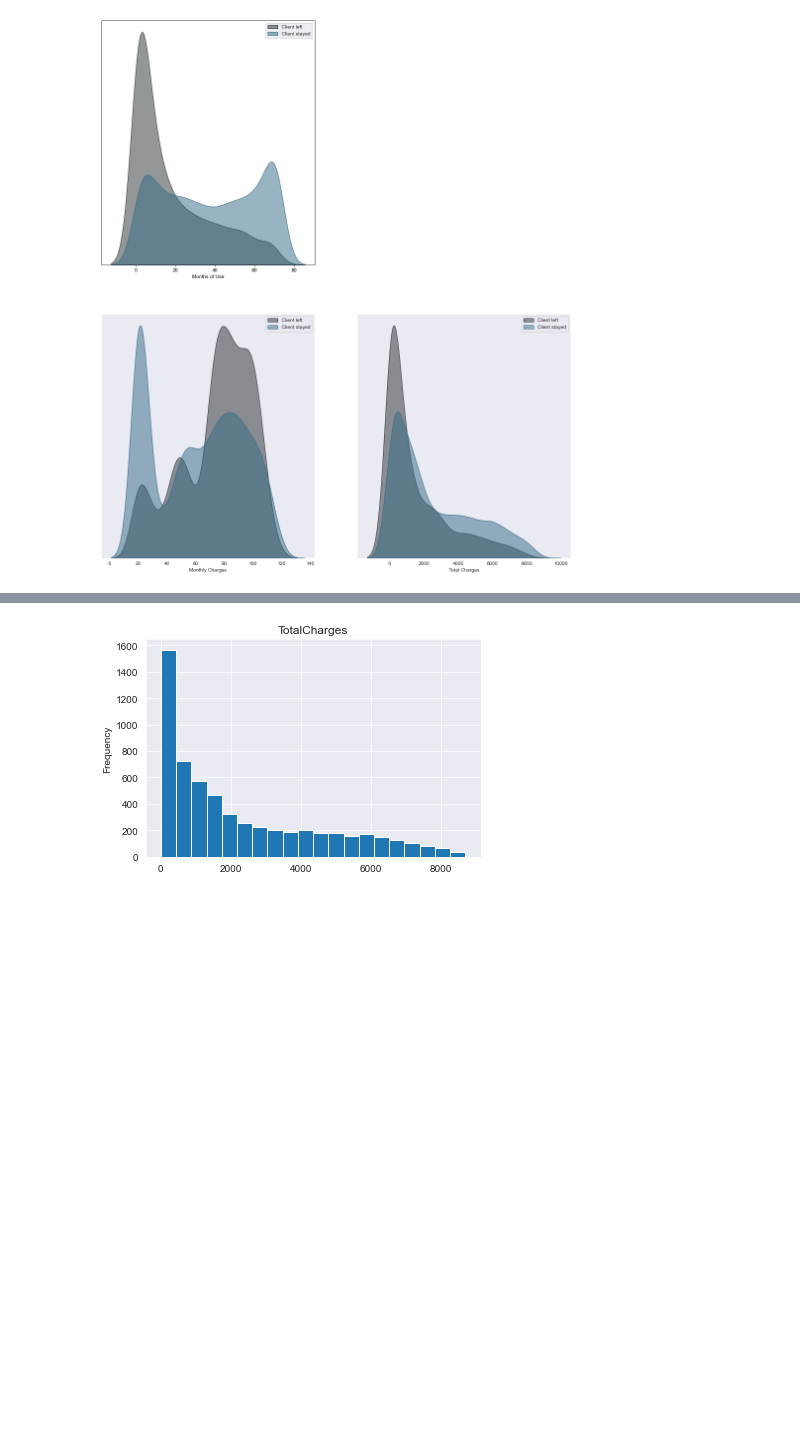
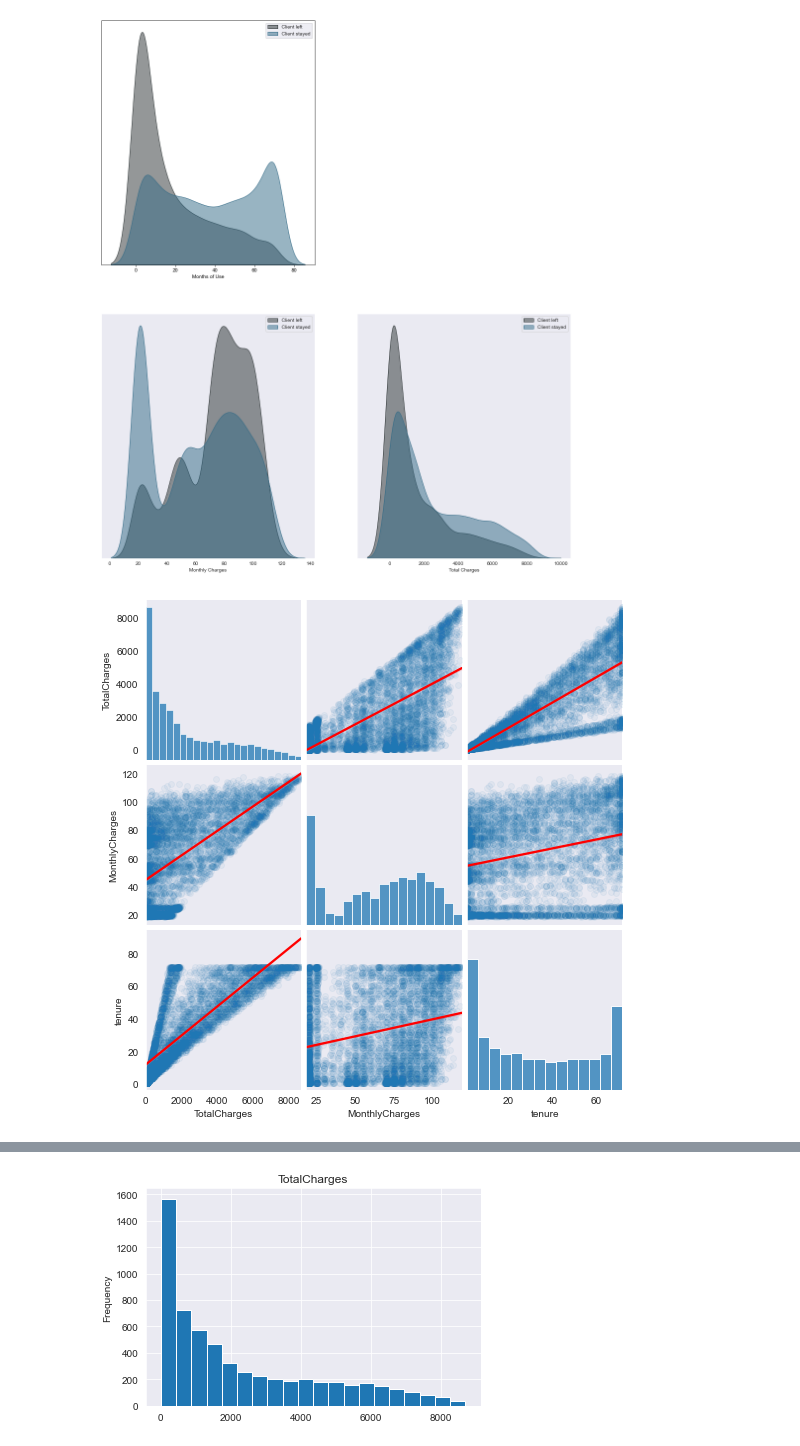
Before and after one commit to dwsmith1983/teleco_churn_kaggle, a Jupyter notebook: Teleco_Churn_Kaggle.ipynb, the cells around one changed output, grey strips where cells are left out. Saved outputs shown, nothing was run; the diff lists cells and outputs as text; code cells hidden in the pictures; blank space fills up the shorter version.

Commit message:
updated markdown cells and added the definition of each dataset above the plots; added pairwise scatter plots

```diff
--- a/Teleco_Churn_Kaggle.ipynb
+++ b/Teleco_Churn_Kaggle.ipynb
@@ -280,5 +278,11 @@ def kdePlots(df: pd.DataFrame) -> None:
 
 
     plt.show()
+# %%
+def scatterPairWise(df: pd.DataFrame) -> None:
+    sns.pairplot(df[num_columns],
+             kind='reg',
+             plot_kws={'line_kws':{'color':'red'}, 'scatter_kws': {'alpha': 0.05}})
+    plt.show()
 # %% [markdown]
 # Assigned to Zero
@@ -298,3 +304,7 @@ for col in num_columns:
 kdePlots(df_zero_one)
 # %% [output]
 [figure]
+# %%
+scatterPairWise(df_zero_one)
+# %% [output]
+[figure, added]
```
Also changed, not shown: parts of 9 cells of this notebook.
